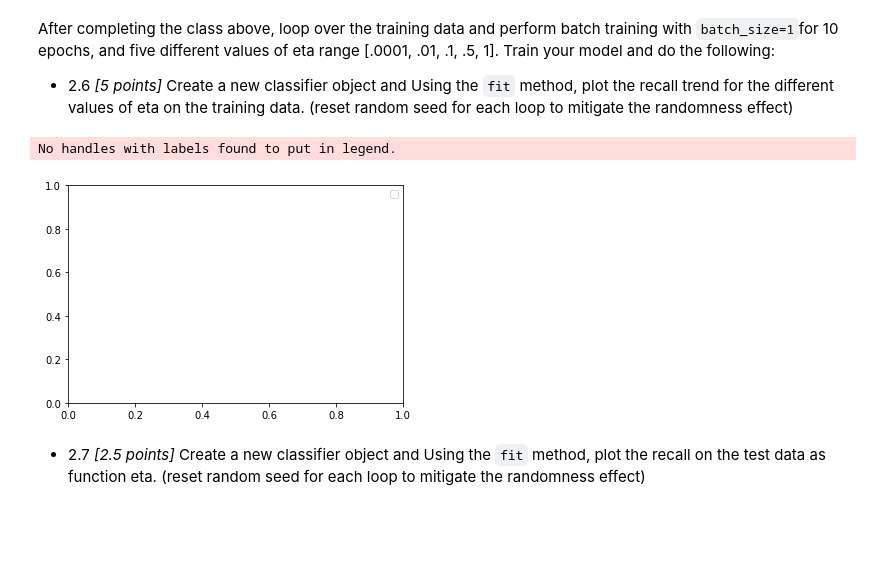
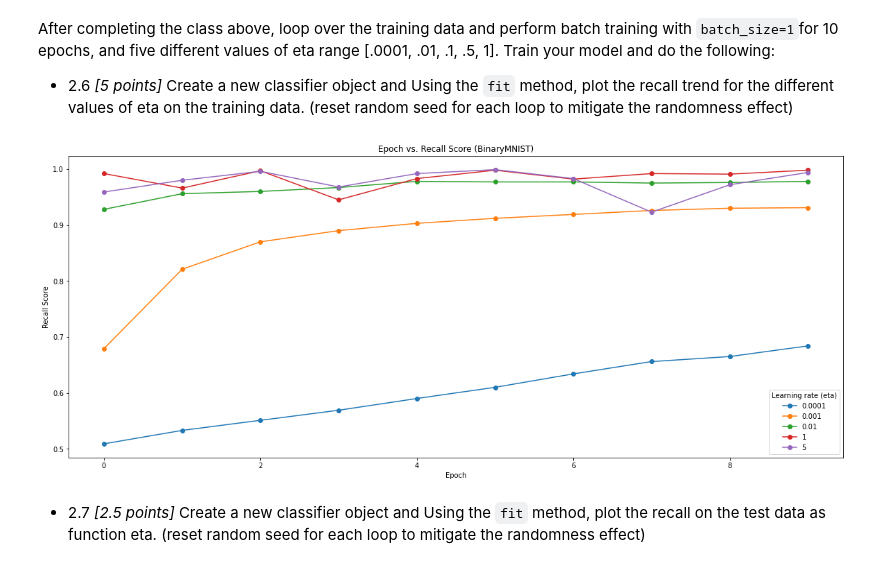
Before and after one commit to alexbook00/CSCI-5622, a Jupyter notebook: Homework/PS3_albo6624.ipynb, the cells around one changed output. Cells and saved outputs as stored; diff of their text form; code cells hidden in the pictures; blank space fills up the shorter version.

```diff
--- a/Homework/PS3_albo6624.ipynb
+++ b/Homework/PS3_albo6624.ipynb
@@ -768,7 +768,7 @@ class LogisticRegression:
         #BEGIN
         #code here
 
-        return self.w @ x
+        return x @ self.w
 
         #END
 
@@ -786,6 +786,7 @@ class LogisticRegression:
         #BEGIN
         #code here
 
+        # idea for using clip found here: https://note.nkmk.me/en/python-numpy-clip/#:~:text=To%20limit%20the%20values%20of,~%201.0%20or%200%20~%20255%20.
         score = np.clip(score, a_min=-threshold, a_max=threshold)
 
         return 1/(1 + np.exp(-score))
@@ -809,7 +810,7 @@ class LogisticRegression:
         num_features = len(x[0])
 
         gradient = np.zeros(num_features)
-        for i in range(len(x)):
+        for i in range(batch_size):
             features = x[i]
             y_hat = h[i]
             gradient += (y_hat - y[i]) * features
@@ -829,6 +830,12 @@ class LogisticRegression:
         # Workspace 2.4
         #BEGIN
         #code here
+
+        score = self.score(batch_x)
+        sigmoid = self.sigmoid(score, 25)
+        gradient = self.compute_gradient(batch_x, sigmoid, batch_y)
+
+        self.w -= self.eta * gradient
 
         #END
 
@@ -852,6 +859,18 @@ class LogisticRegression:
         # HINT: make sure to initialize w only once since fit might be called several times
         #BEGIN
         #code here
+
+        constant_col = np.zeros(len(X))
+        # idea for using insert found here: https://stackoverflow.com/questions/47125884/how-to-insert-zeros-between-elements-in-a-numpy-array
+        X = np.insert(X, 0, constant_col, axis=1)
+
+        if self.w is None:
+            self.w = np.random.randn(len(X[0]))
+
+        for _ in range(epochs):
+            self.optimize(X, y, batch_size)
+            predictions = self.predict(validation_X)
+            metrics.append(recall_score(validation_y, predictions))
 
         #END
         return np.array(metrics)
@@ -887,19 +906,27 @@ and five different values of eta range [.0001, .01, .1, .5, 1]. Train your model
 on the training data. (reset random seed for each loop to mitigate the randomness effect)
 # %%
 etas = [.0001,.001,.01, 1, 5]
+
+fig, ax = plt.subplots(figsize=(20, 8))
 
 for eta in etas:
     np.random.seed(42) # Reset randomness
     # Workspace 2.6
     #BEGIN
     #code here
 
+    LR = LogisticRegression(eta=eta)
+    recall_metrics = LR.fit(binary_mnist.train_x, binary_mnist.train_y, epochs=10, batch_size=1)
+    ax.plot(range(10), recall_metrics, marker='o', label=f'{eta}')
+
     #END
-plt.legend()
+ax.set_xlabel('Epoch')
+ax.set_ylabel('Recall Score')
+ax.set_title(f'Epoch vs. Recall Score ({binary_mnist.__class__.__name__})')
+plt.legend(title='Learning rate (eta)')
 plt.show()
 # %% [output]
-No handles with labels found to put in legend.
-[figure, old version]
+[figure, new version]
 # %% [markdown]
 - 2.7 *[2.5 points]* Create a new classifier object and Using the `fit` method, plot the recall on the test data as function eta.
 (reset random seed for each loop to mitigate the randomness effect)
```
Also changed, not shown: parts of 7 cells of this notebook.
